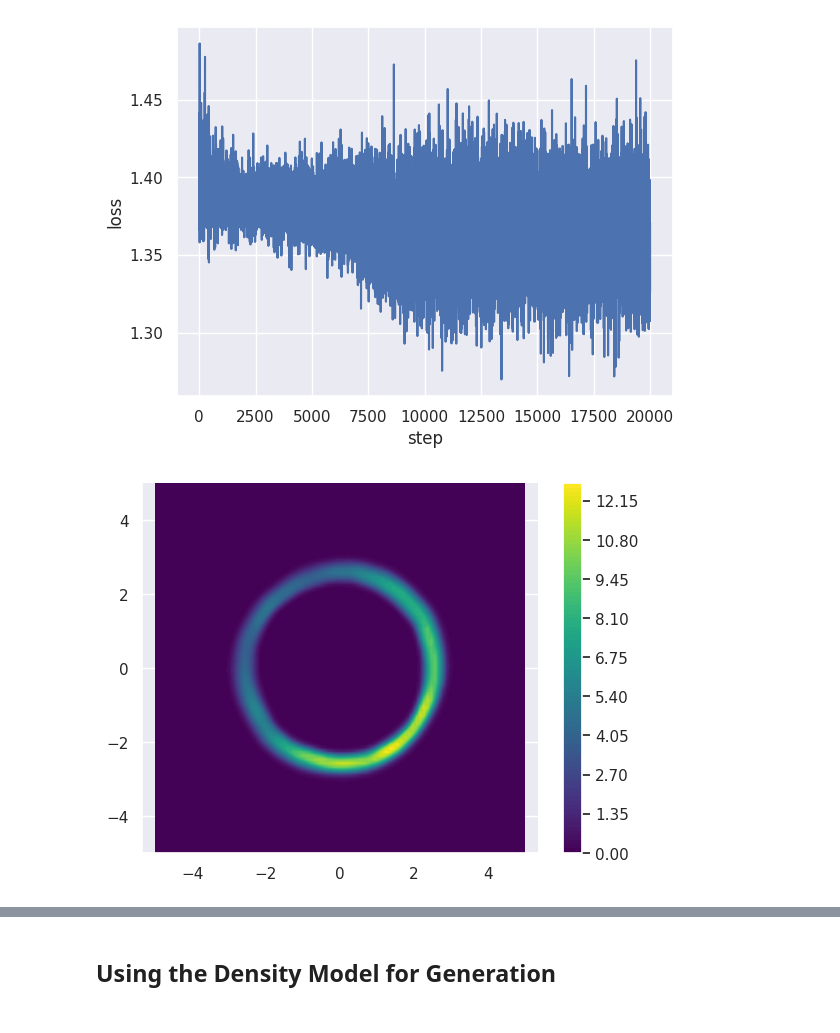
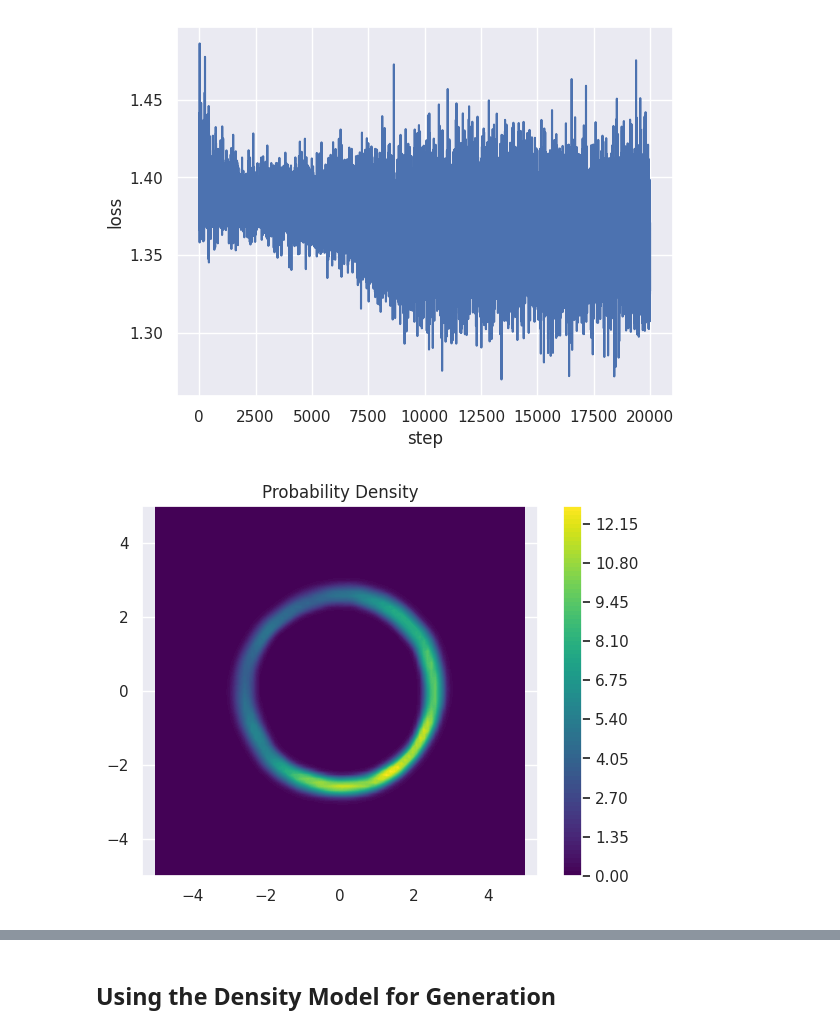
Before and after one commit to DylanCope/jax-neural-density-estimation, a Jupyter notebook: diffusion_pdf.ipynb, the cells around one changed output, grey strips where cells are left out. Drawn from its saved outputs; the diff is of its cells as text; code cells hidden in the pictures.

```diff
--- a/diffusion_pdf.ipynb
+++ b/diffusion_pdf.ipynb
@@ -208,23 +212,23 @@ plt.show()
 # %%
 def diffusion_pdf(x):
     sigmas = FULL_NOISE_SCALES[1:]
     x = jnp.array([x for _ in sigmas])
     sigmas = jnp.array(sigmas)[:, np.newaxis]
     inputs = (x, sigmas)
     return jnp.exp(jnp.sum(density_model.apply(train_state.params, inputs)))
 
 
 x = np.linspace(-5, 5, 100)
 y = np.linspace(-5, 5, 100)
 X, Y = np.meshgrid(x, y)
 
 grid_xs = np.stack([X.ravel(), Y.ravel()], axis=-1)
 ratios = jax.vmap(diffusion_pdf)(grid_xs).reshape(X.shape)
+
+plt.contourf(X, Y, ratios, levels=100, cmap="viridis")
+plt.colorbar()
+plt.axis("equal")
+plt.title('Probability Density')
+plt.show()
+# %% [output]
+[figure, added]
-# %%
-plt.contourf(X, Y, ratios, levels=100, cmap="viridis")
-plt.colorbar()
-plt.axis("equal")
-plt.gca().spines["top"].set_visible(False)
-plt.gca().spines["right"].set_visible(False)
-# %% [output]
-[figure, removed]
```
Also changed, not shown: parts of 11 cells of this notebook.
